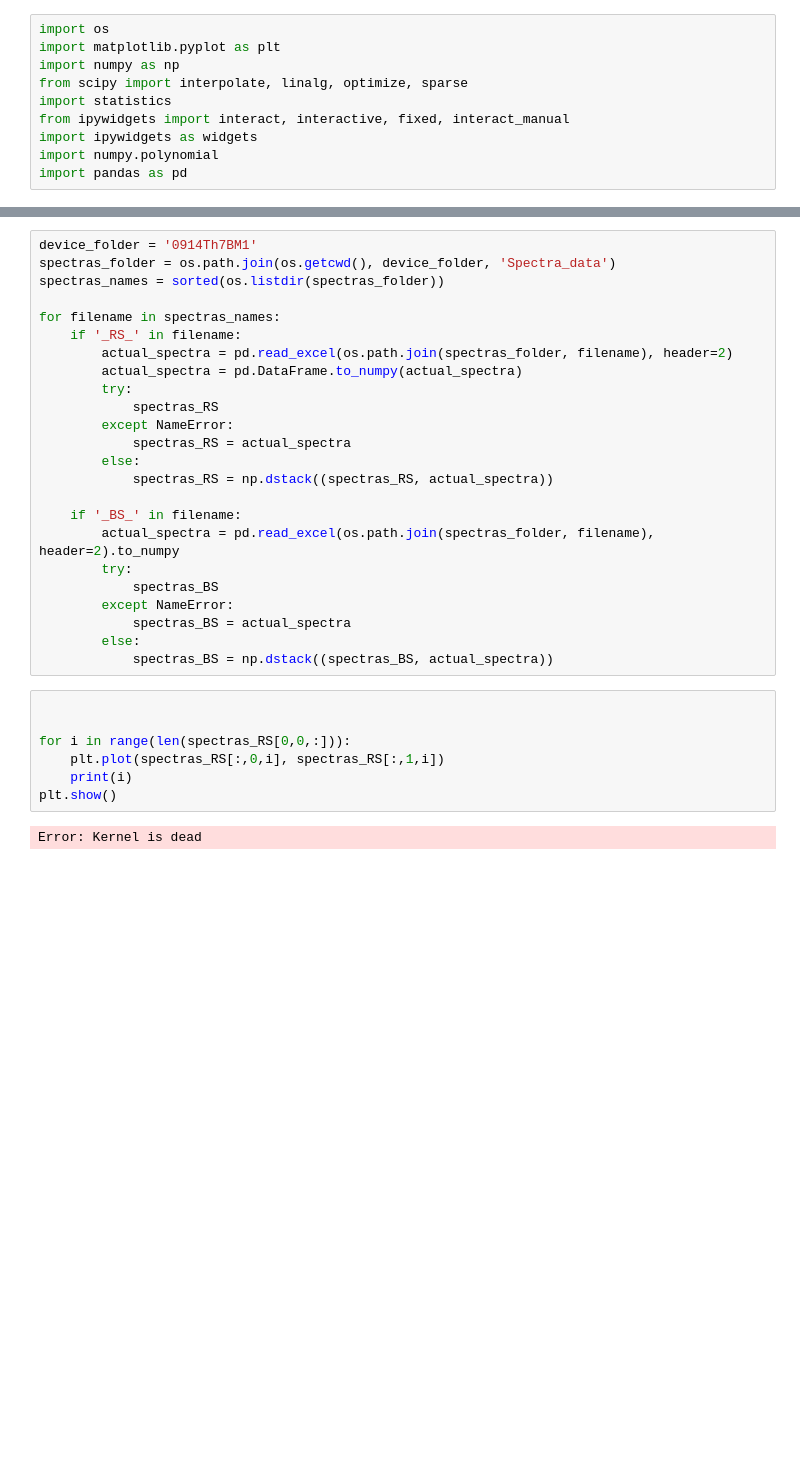
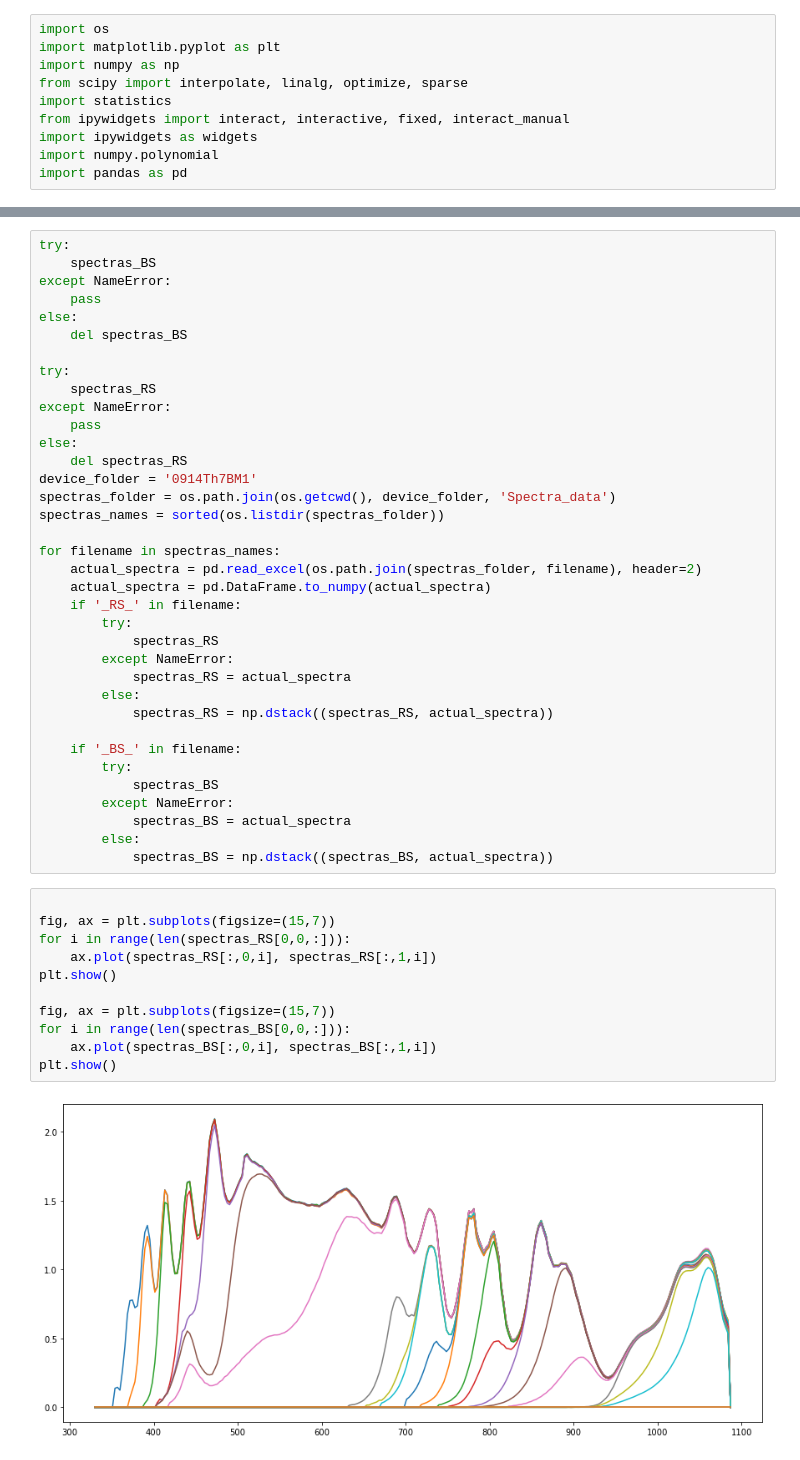
Before and after one commit to mcasademont9/SOLS-EQE, a Jupyter notebook: Numeric method - LEDs simulator/LEDs_simulator_EQE.ipynb, the cells around one changed output, grey strips where cells are left out. Saved outputs shown, nothing was run; the diff lists cells and outputs as text; blank space fills up the shorter version.

```diff
--- a/Numeric method - LEDs simulator/LEDs_simulator_EQE.ipynb
+++ b/Numeric method - LEDs simulator/LEDs_simulator_EQE.ipynb
@@ -11,12 +45,25 @@ import pandas as pd
 # %%
+try:
+    spectras_BS
+except NameError:
+    pass
+else:
+    del spectras_BS
+
+try:
+    spectras_RS
+except NameError:
+    pass
+else:
+    del spectras_RS
 device_folder = '0914Th7BM1'
 spectras_folder = os.path.join(os.getcwd(), device_folder, 'Spectra_data')
 spectras_names = sorted(os.listdir(spectras_folder))
 
 for filename in spectras_names:
+    actual_spectra = pd.read_excel(os.path.join(spectras_folder, filename), header=2)
+    actual_spectra = pd.DataFrame.to_numpy(actual_spectra)
     if '_RS_' in filename:
-        actual_spectra = pd.read_excel(os.path.join(spectras_folder, filename), header=2)
-        actual_spectra = pd.DataFrame.to_numpy(actual_spectra)
         try:
             spectras_RS
         except NameError:
@@ -25,7 +72,6 @@ for filename in spectras_names:
             spectras_RS = np.dstack((spectras_RS, actual_spectra))
 
     if '_BS_' in filename:
-        actual_spectra = pd.read_excel(os.path.join(spectras_folder, filename), header=2).to_numpy
         try:
             spectras_BS
         except NameError:
@@ -34,10 +80,14 @@ for filename in spectras_names:
             spectras_BS = np.dstack((spectras_BS, actual_spectra))
 # %%
 
+fig, ax = plt.subplots(figsize=(15,7))
+for i in range(len(spectras_RS[0,0,:])):
+    ax.plot(spectras_RS[:,0,i], spectras_RS[:,1,i])
+plt.show()
 
-for i in range(len(spectras_RS[0,0,:])):
-    plt.plot(spectras_RS[:,0,i], spectras_RS[:,1,i])
-    print(i)
+fig, ax = plt.subplots(figsize=(15,7))
+for i in range(len(spectras_BS[0,0,:])):
+    ax.plot(spectras_BS[:,0,i], spectras_BS[:,1,i])
 plt.show()
 # %% [output]
-Error: Kernel is dead
+[figure, added]
```
Also changed, not shown: parts of 24 cells of this notebook, 5 other files.
